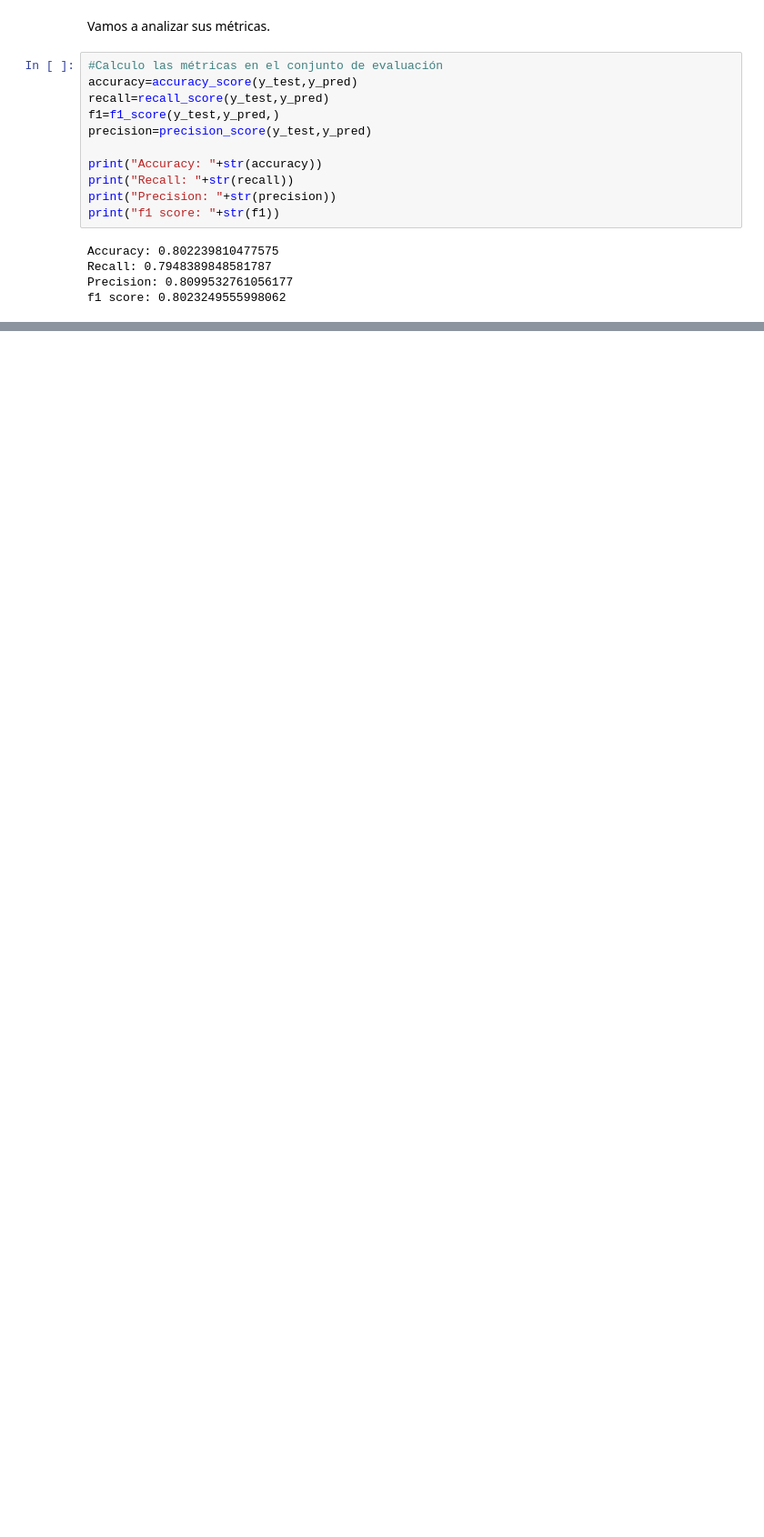
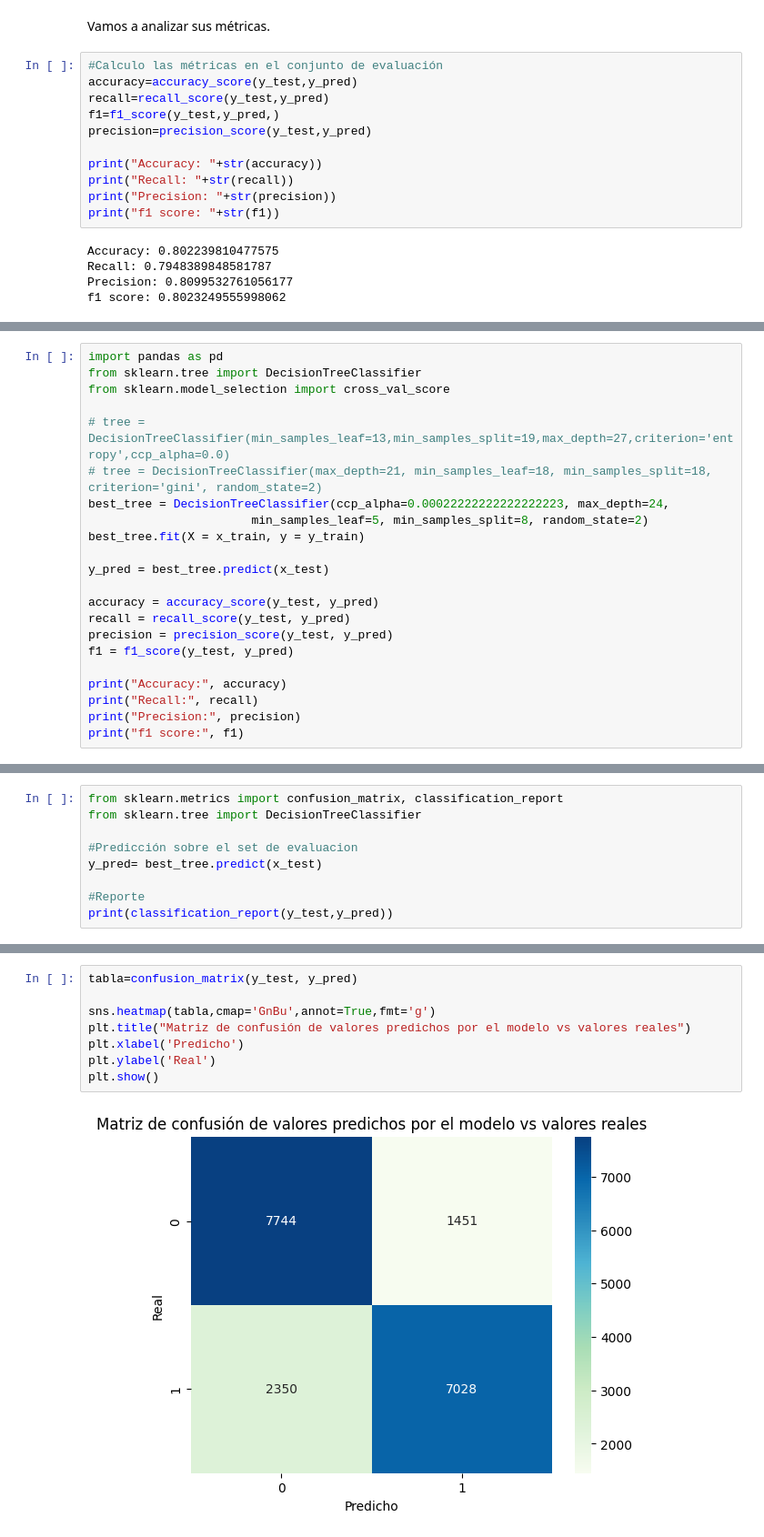
Before and after one commit to mrinkspot/Data-Science-and-Machine-Learning-Projects, a Jupyter notebook: 7506R_TP1_GRUPO20_CHP2_ENTREGA_N1.ipynb, the cells around one changed output, grey strips where cells are left out. Shown at 91% size. Saved outputs shown, nothing was run; the diff lists cells and outputs as text; blank space fills up the shorter version.

```diff
--- a/7506R_TP1_GRUPO20_CHP2_ENTREGA_N1.ipynb
+++ b/7506R_TP1_GRUPO20_CHP2_ENTREGA_N1.ipynb
@@ -751,0 +803,22 @@ NameError: name 'sk' is not defined
+# %%
+import pandas as pd
+from sklearn.tree import DecisionTreeClassifier
+from sklearn.model_selection import cross_val_score
+
+# tree = DecisionTreeClassifier(min_samples_leaf=13,min_samples_split=19,max_depth=27,criterion='entropy',ccp_alpha=0.0)
+# tree = DecisionTreeClassifier(max_depth=21, min_samples_leaf=18, min_samples_split=18, criterion='gini', random_state=2)
+best_tree = DecisionTreeClassifier(ccp_alpha=0.00022222222222222223, max_depth=24,
+                       min_samples_leaf=5, min_samples_split=8, random_state=2)
+best_tree.fit(X = x_train, y = y_train)
+
+y_pred = best_tree.predict(x_test)
+
+accuracy = accuracy_score(y_test, y_pred)
+recall = recall_score(y_test, y_pred)
+precision = precision_score(y_test, y_pred)
+f1 = f1_score(y_test, y_pred)
+
+print("Accuracy:", accuracy)
+print("Recall:", recall)
+print("Precision:", precision)
+print("f1 score:", f1)
@@ -751,0 +830,9 @@ NameError: name 'sk' is not defined
+# %%
+from sklearn.metrics import confusion_matrix, classification_report
+from sklearn.tree import DecisionTreeClassifier
+
+#Predicción sobre el set de evaluacion
+y_pred= best_tree.predict(x_test)
+
+#Reporte
+print(classification_report(y_test,y_pred))
@@ -751,0 +850,10 @@ NameError: name 'sk' is not defined
+# %%
+tabla=confusion_matrix(y_test, y_pred)
+
+sns.heatmap(tabla,cmap='GnBu',annot=True,fmt='g')
+plt.title("Matriz de confusión de valores predichos por el modelo vs valores reales")
+plt.xlabel('Predicho')
+plt.ylabel('Real')
+plt.show()
+# %% [output]
+[figure, added]
```
Also changed, not shown: parts of 35 cells of this notebook, 2 other files.
